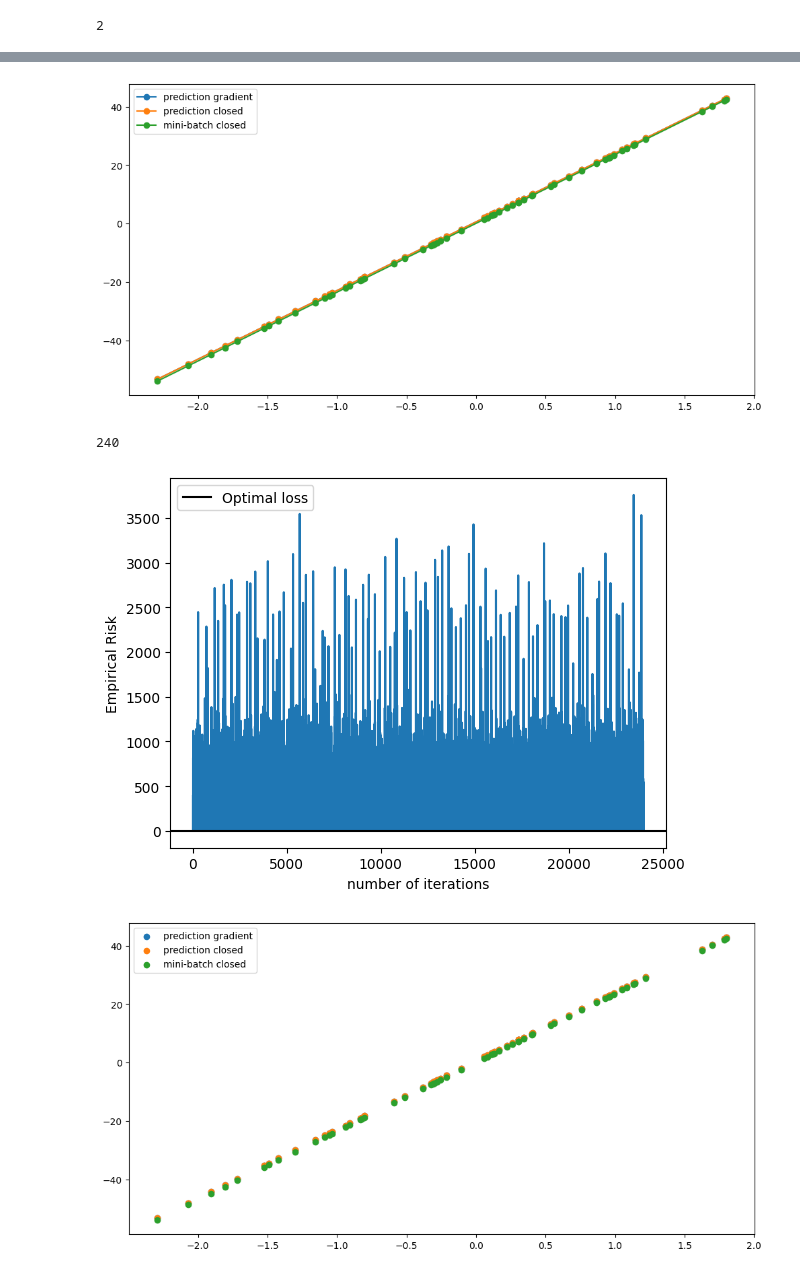
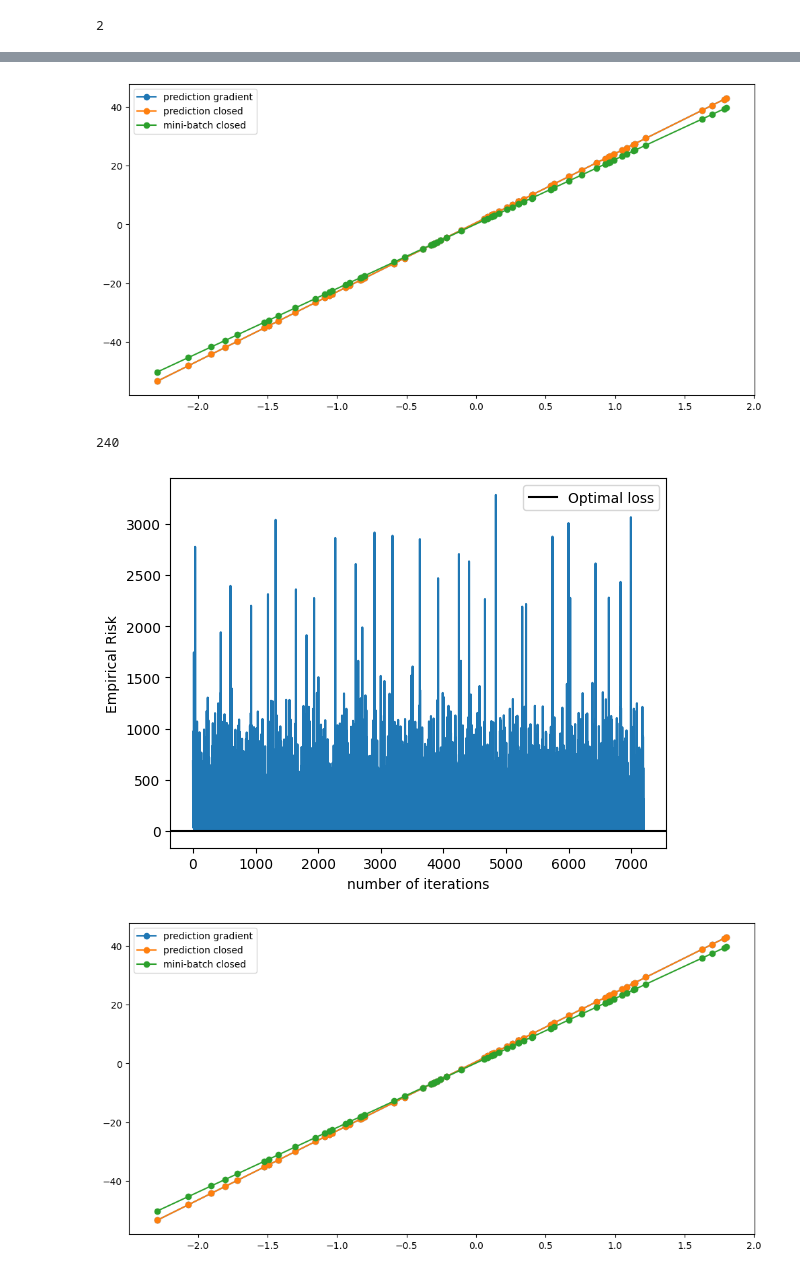
Before and after one commit to iandreileo/homework-ai-linear-regression, a Jupyter notebook: main_EX1.ipynb, the cells around one changed output, grey strips where cells are left out. Cells and saved outputs as stored; diff of their text form; code cells hidden in the pictures.

```diff
--- a/main_EX1.ipynb
+++ b/main_EX1.ipynb
@@ -14,7 +14,7 @@ from sklearn.utils import shuffle
 DATASET_TYPE = "simple" # simple, complex
 N_SAMPLES = 300
 M = 1
-EPOCHS = 100
+EPOCHS = 30
 # %% [markdown]
 Functii pentru generarea de datasets
 # %%
@@ -526,7 +523,7 @@ plt.plot(X_test_sorted_gradient_minibatch, y_test_sorted_gradient_minibatch,'-o'
 plt.legend()
 plt.show()
 # %% [output]
-[figure, old version]
+[figure, new version]
 # %%
 def gradient_descent_stochastic(X, t, epochs, eta):
     w = np.random.randn(X.shape[1]) * 0.01
@@ -648,28 +645,26 @@ y_test_sorted_gradient_stochastic = sorted_stuffs[1]
 # %% [output]
 240
 # %%
-# w, risks, function_values = gradient_descent(X_train, t_train, epochs, eta)
 plt.plot(range(1, 1 + epochs*int(X_train_feat_gradient_stochastic.shape[0])), model_gradient_stochastic.risks)
 plt.axhline(y=min(model_gradient_stochastic.risks), color='black', linestyle='-', label='Optimal loss')
-# plt.scatter(range(1, 1 +epochs*int(X_train_feat_gradient_minibatch.shape[0]/batch_size)), model_gradient_minibatch.function_values, label='function value')
 plt.xlabel('number of iterations')
 plt.ylabel('Empirical Risk')
 plt.legend()
 plt.show()
 # %% [output]
-[figure, old version]
+[figure, new version]
 # %%
 plt.figure(figsize=(12,6))
 # plt.scatter(X_train, t_train, facecolor="none", color="b", s=50, label="training data")
 # plt.scatter(X_test, t_test, facecolor="none", color="r", s=50, label="test data")
-plt.scatter(X_test_sorted_gradient, y_test_sorted_gradient, label="prediction gradient")
-plt.scatter(X_test_sorted, y_test_sorted, label="prediction closed")
-plt.scatter(X_test_sorted_gradient_minibatch, y_test_sorted_gradient_minibatch, label="mini-batch closed")
+plt.plot(X_test_sorted_gradient, y_test_sorted_gradient, '-o', label="prediction gradient")
+plt.plot(X_test_sorted, y_test_sorted, '-o',label="prediction closed")
+plt.plot(X_test_sorted_gradient_minibatch, y_test_sorted_gradient_minibatch, '-o',label="mini-batch closed")
 
 # De vazut ce are asta??
 # plt.scatter(X_test_sorted_gradient_stochastic, y_test_sorted_gradient_stochastic, label="stochastic closed")
 
 plt.legend()
 plt.show()
 # %% [output]
-[figure, old version]
+[figure, new version]
```
Also changed, not shown: parts of 5 cells of this notebook, 1 other file.
